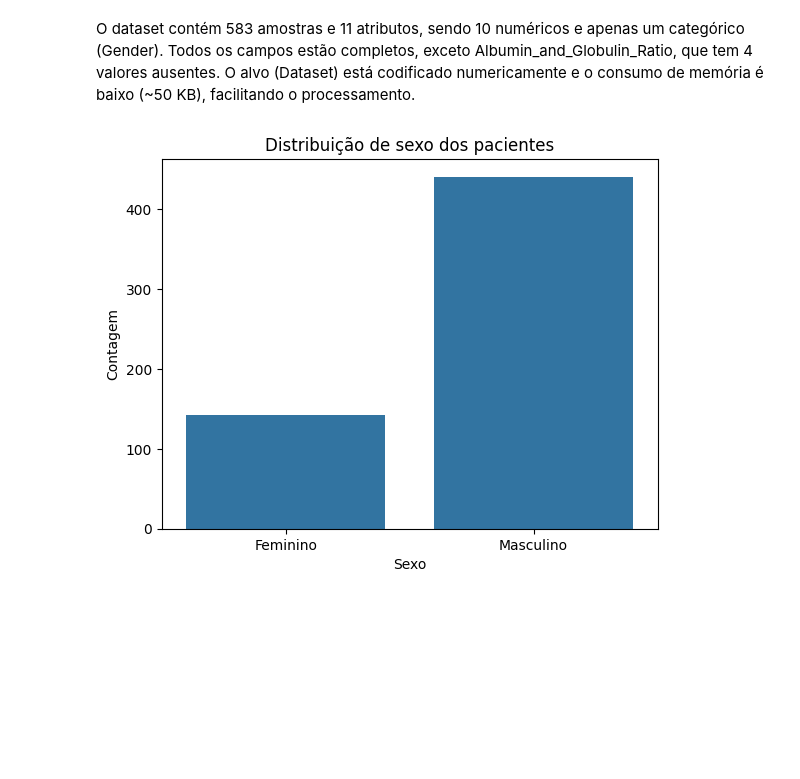
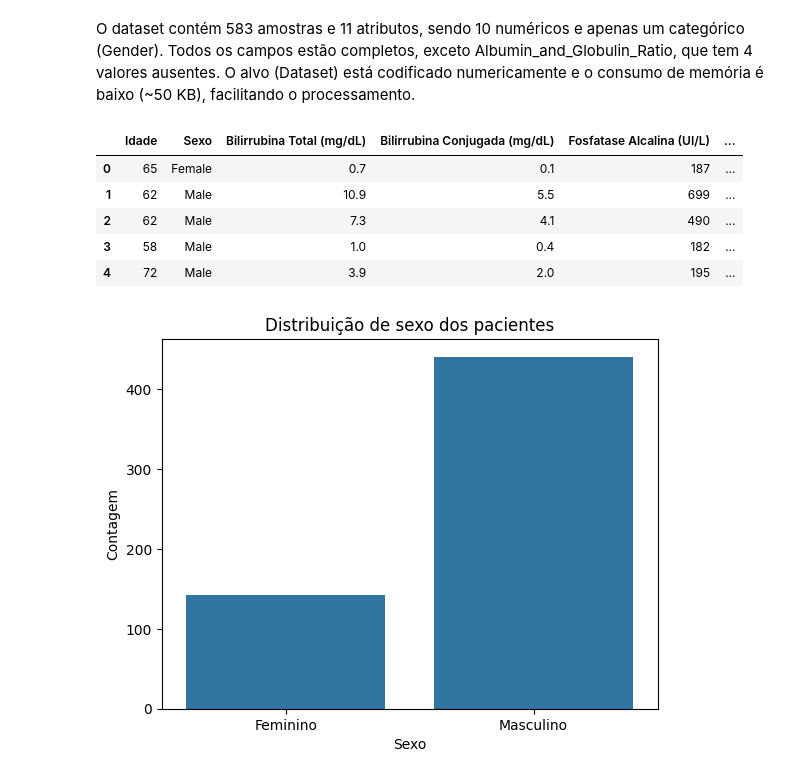
Before and after one commit to paulaRMachado/PUC-RIO-DTSC-MVP2, a Jupyter notebook: PUC_MVP_2.ipynb, the cells around one changed output. Saved outputs shown, nothing was run; the diff lists cells and outputs as text; code cells hidden in the pictures; blank space fills up the shorter version.

```diff
--- a/PUC_MVP_2.ipynb
+++ b/PUC_MVP_2.ipynb
@@ -103,6 +103,34 @@ dtypes: float64(5), int64(5), object(1)
 memory usage: 50.2+ KB
 # %% [markdown]
 O dataset contém 583 amostras e 11 atributos, sendo 10 numéricos e apenas um categórico (Gender). Todos os campos estão completos, exceto Albumin_and_Globulin_Ratio, que tem 4 valores ausentes. O alvo (Dataset) está codificado numericamente e o consumo de memória é baixo (~50 KB), facilitando o processamento.
+# %%
+# Dicionário de mapeamento
+novos_nomes = {
+    'Age': 'Idade',
+    'Gender': 'Sexo',
+    'Total_Bilirubin': 'Bilirrubina Total (mg/dL)',
+    'Direct_Bilirubin': 'Bilirrubina Conjugada (mg/dL)',
+    'Alkaline_Phosphotase': 'Fosfatase Alcalina (UI/L)',
+    'Alamine_Aminotransferase': 'Alanina Aminotransferase (UI/L)',
+    'Aspartate_Aminotransferase': 'Aspartato Aminotransferase (UI/L)',
+    'Total_Protiens': 'Proteínas Totais (g/dL)',
+    'Albumin': 'Albumina (g/dL)',
+    'Albumin_and_Globulin_Ratio': 'Razão Albumina/Globulina (%)',
+    'Dataset': 'Estado hepático'
+}
+
+# Renomear o DataFrame
+bronze = bronze.rename(columns=novos_nomes)
+
+# Agora o DataFrame bronze tem os nomes atualizados:
+bronze.head()
+# %% [output]
+|  | Idade | Sexo | Bilirrubina Total (mg/dL) | Bilirrubina Conjugada (mg/dL) | Fosfatase Alcalina (UI/L) | ... |
+| 0 | 65 | Female | 0.7 | 0.1 | 187 | ... |
+| 1 | 62 | Male | 10.9 | 5.5 | 699 | ... |
+| 2 | 62 | Male | 7.3 | 4.1 | 490 | ... |
+| 3 | 58 | Male | 1.0 | 0.4 | 182 | ... |
+| 4 | 72 | Male | 3.9 | 2.0 | 195 | ... |
 # %%
 """
 Distribuição de pacientes quanto ao sexo
```
Also changed, not shown: parts of 47 cells of this notebook.
